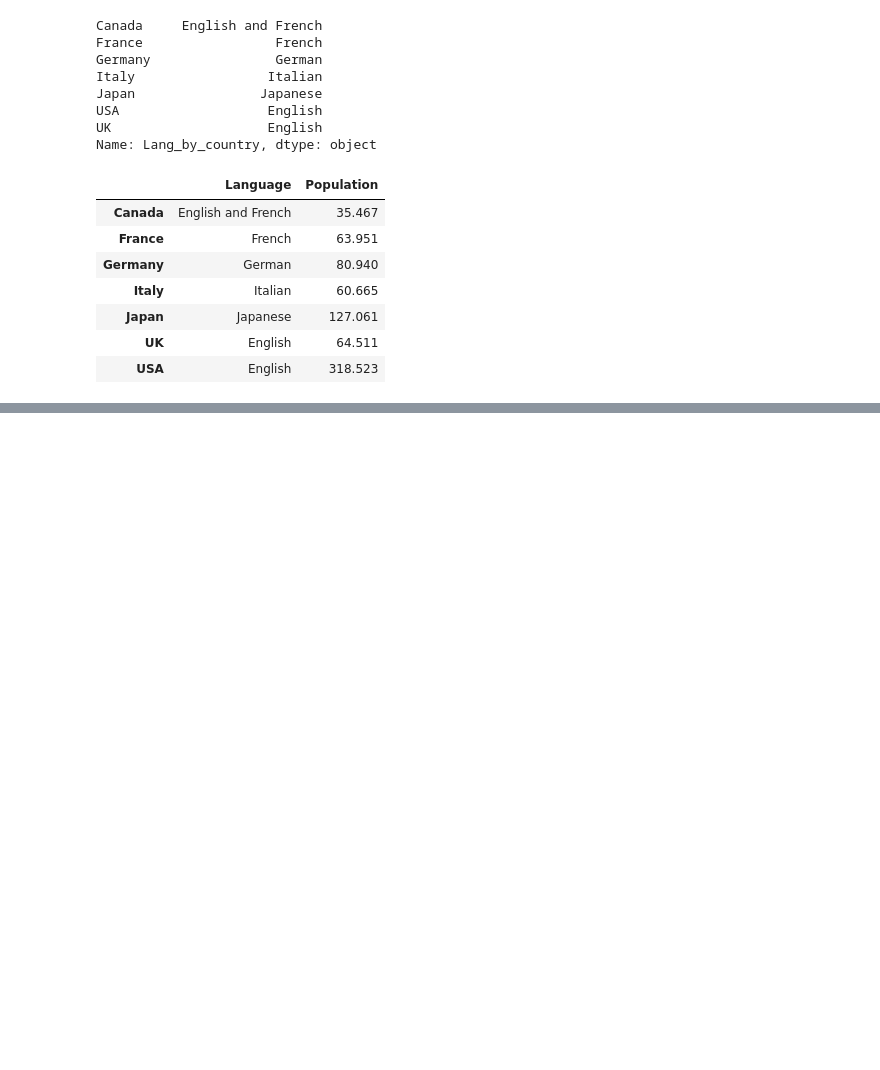
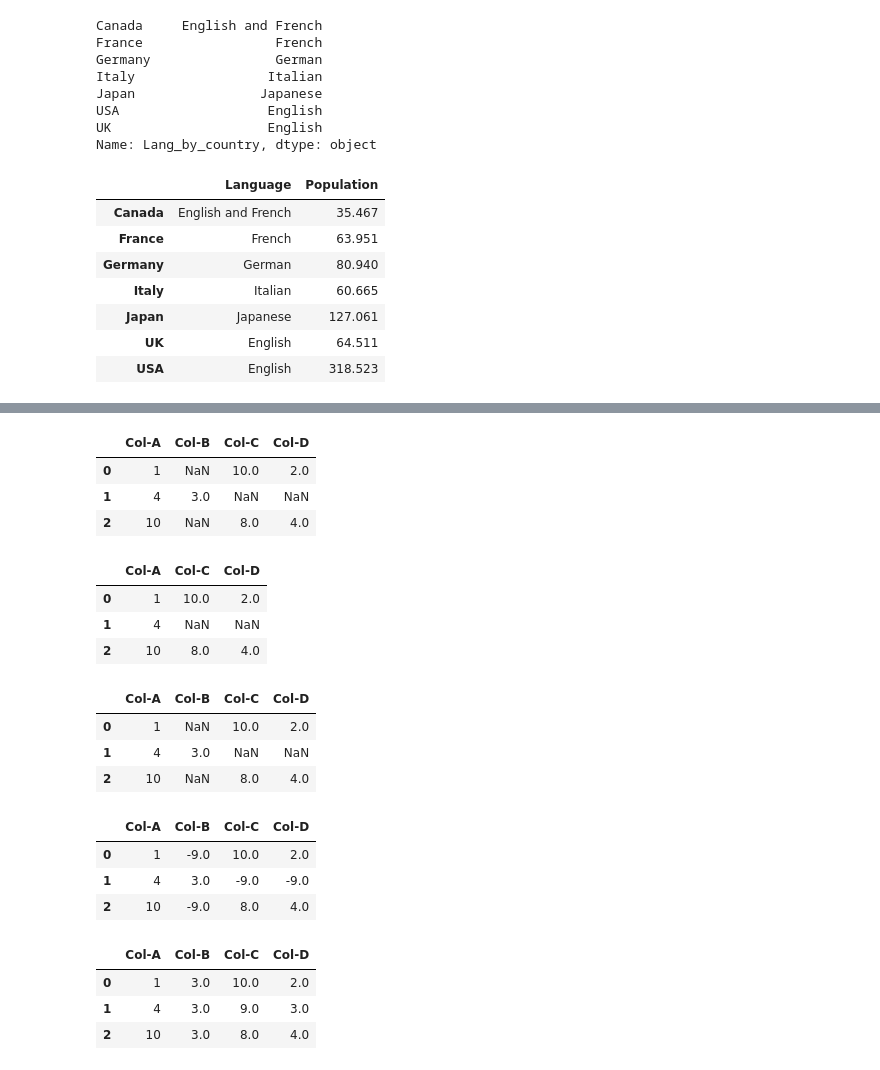
Before and after one commit to jrjosias2/PythonScripts, a Jupyter notebook: FreeCode_Camp/DS_Py/Lecture_1.ipynb, the cells around one changed output, grey strips where cells are left out. Cells and saved outputs as stored; diff of their text form; code cells hidden in the pictures; blank space fills up the shorter version.

```diff
--- a/FreeCode_Camp/DS_Py/Lecture_1.ipynb
+++ b/FreeCode_Camp/DS_Py/Lecture_1.ipynb
@@ -662,0 +843,9 @@ df[['Language', 'Population']]
+# %%
+a_drop = pd.DataFrame(
+    {
+        'Col-A' : [1, 4, 10],
+        'Col-B' : [np.nan, 3, np.nan],
+        'Col-C' : [10, np.nan, 8],
+        'Col-D' : [2,np.nan,4]
+    }
+)
@@ -662,0 +866,35 @@ df[['Language', 'Population']]
+# %%
+a_drop
+# %% [output]
+|  | Col-A | Col-B | Col-C | Col-D |
+| 0 | 1 | NaN | 10.0 | 2.0 |
+| 1 | 4 | 3.0 | NaN | NaN |
+| 2 | 10 | NaN | 8.0 | 4.0 |
+# %%
+a_drop.dropna(axis=1, thresh=2)
+# %% [output]
+|  | Col-A | Col-C | Col-D |
+| 0 | 1 | 10.0 | 2.0 |
+| 1 | 4 | NaN | NaN |
+| 2 | 10 | 8.0 | 4.0 |
+# %%
+a_drop.dropna(how='all')
+# %% [output]
+|  | Col-A | Col-B | Col-C | Col-D |
+| 0 | 1 | NaN | 10.0 | 2.0 |
+| 1 | 4 | 3.0 | NaN | NaN |
+| 2 | 10 | NaN | 8.0 | 4.0 |
+# %%
+a_drop.fillna(-9)
+# %% [output]
+|  | Col-A | Col-B | Col-C | Col-D |
+| 0 | 1 | -9.0 | 10.0 | 2.0 |
+| 1 | 4 | 3.0 | -9.0 | -9.0 |
+| 2 | 10 | -9.0 | 8.0 | 4.0 |
+# %%
+a_drop.fillna(a_drop.mean())
+# %% [output]
+|  | Col-A | Col-B | Col-C | Col-D |
+| 0 | 1 | 3.0 | 10.0 | 2.0 |
+| 1 | 4 | 3.0 | 9.0 | 3.0 |
+| 2 | 10 | 3.0 | 8.0 | 4.0 |
```
Also changed, not shown: parts of 46 cells of this notebook.
